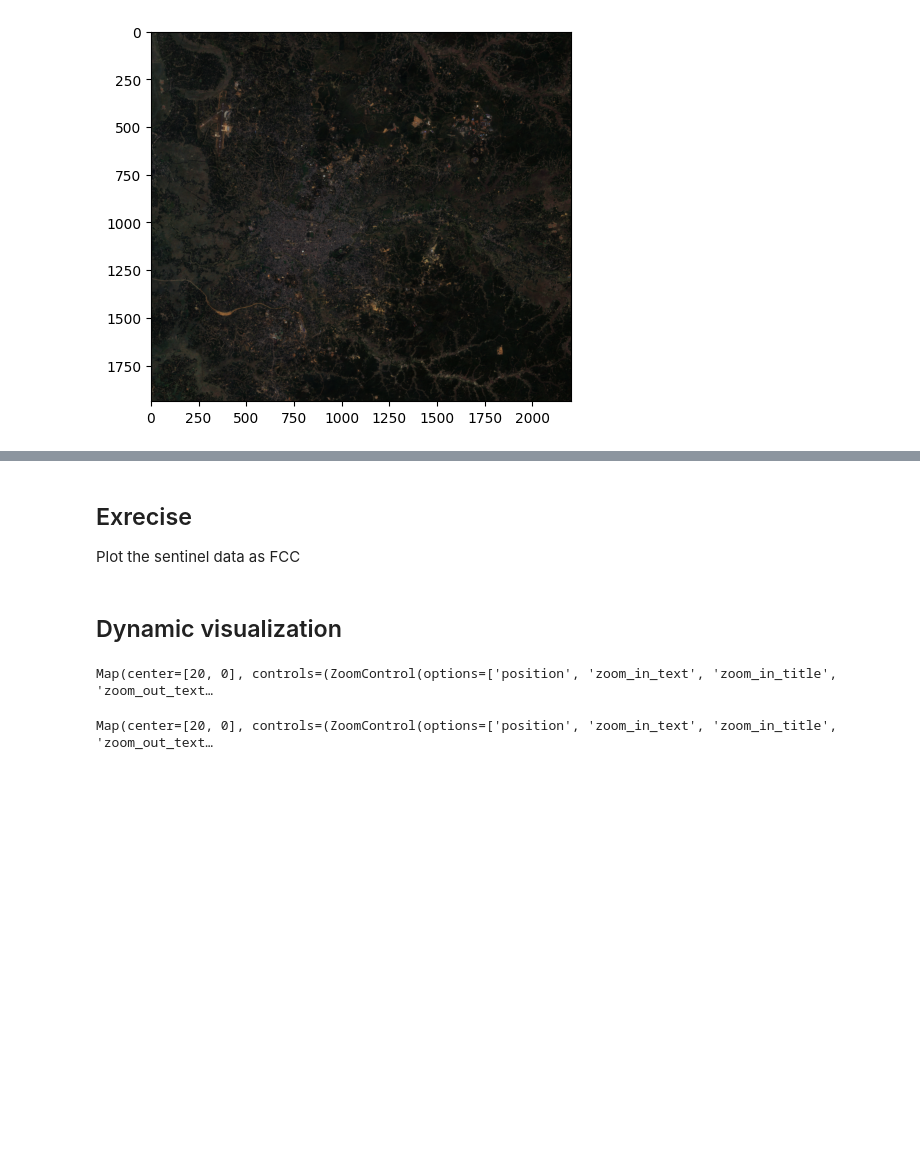
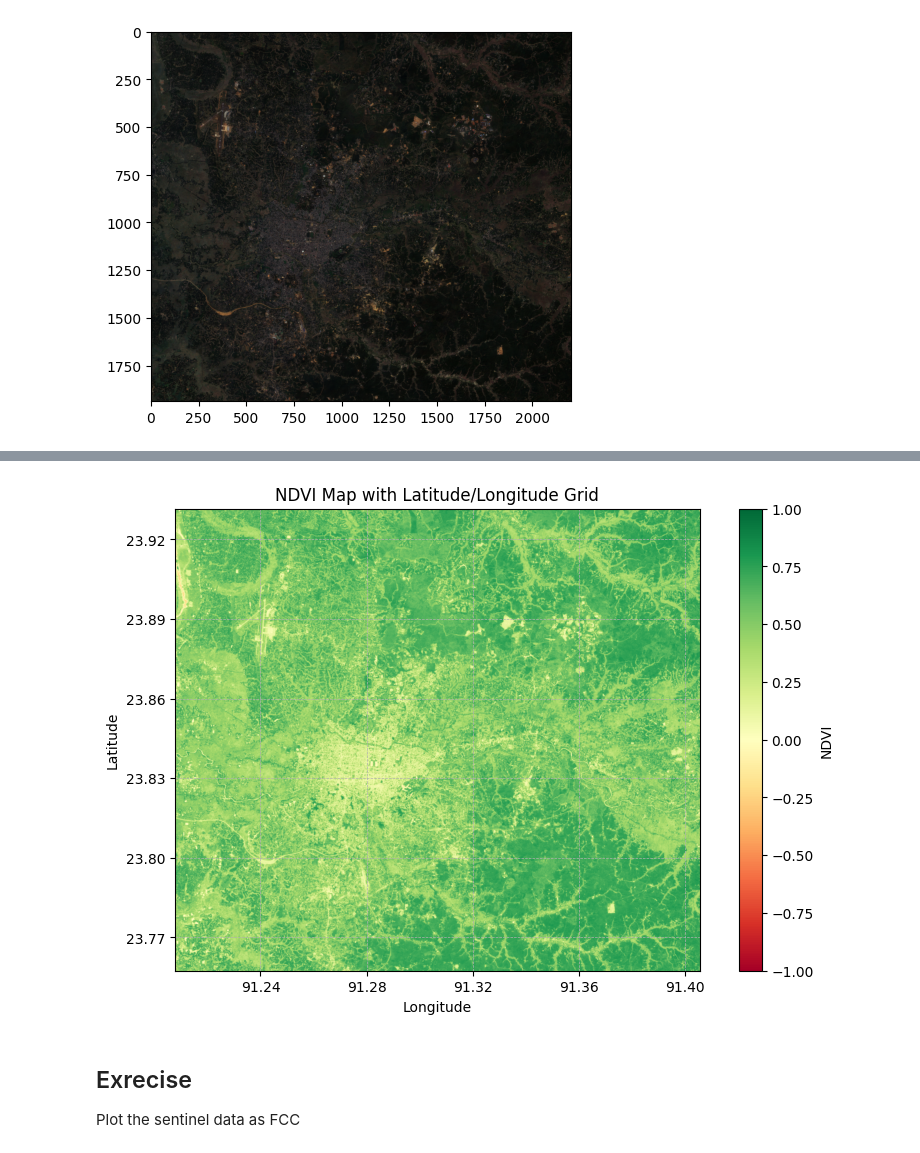
Before and after one commit to nilaynishant/AIMLTutorial, a Jupyter notebook: 01_geospatial_data_visualization.ipynb, the cells around one changed output, grey strips where cells are left out. Drawn from its saved outputs; the diff is of its cells as text; code cells hidden in the pictures; blank space fills up the shorter version.

```diff
--- a/01_geospatial_data_visualization.ipynb
+++ b/01_geospatial_data_visualization.ipynb
@@ -61,41 +106,45 @@ plt.imshow(rgb)
+# %%
+import rasterio as rio
+import numpy as np
+import matplotlib.pyplot as plt
+from rasterio.plot import show
+import matplotlib.ticker as ticker
+
+# Open raster
+src = rio.open(raster_loc)
+
+# Read bands (assuming Band 1 = NIR, Band 2 = Red)
+nir = src.read(1, masked=True).astype('float32')
+red = src.read(2, masked=True).astype('float32')
+
+# Calculate NDVI
+ndvi = (nir - red) / (nir + red)
+ndvi = np.ma.masked_invalid(ndvi)
+
+# Get extent in spatial coordinates
+bounds = src.bounds  # (left, bottom, right, top)
+extent = [bounds.left, bounds.right, bounds.bottom, bounds.top]
+
+# Plot NDVI with lat/lon grid
+fig, ax = plt.subplots(figsize=(10, 6))
+ndvi_img = ax.imshow(ndvi, cmap='RdYlGn', extent=extent, vmin=-1, vmax=1)
+plt.colorbar(ndvi_img, label='NDVI', ax=ax)
+ax.set_title("NDVI Map with Latitude/Longitude Grid")
+
+# Set axis labels
+ax.set_xlabel("Longitude")
+ax.set_ylabel("Latitude")
+
+# Enable grid
+ax.grid(True, linestyle='--', linewidth=0.5)
+
+# Format ticks to show geographic coordinates
+ax.xaxis.set_major_locator(ticker.MaxNLocator(nbins=6))
+ax.yaxis.set_major_locator(ticker.MaxNLocator(nbins=6))
+
+plt.show()
+# %% [output]
+[figure, added]
 # %% [markdown]
 ## Exrecise
 Plot the sentinel data as FCC
-# %% [markdown]
-## Dynamic visualization
-# %%
-import leafmap
-
-m = leafmap.Map()
-m.add_stac_layer(
-    collection="sentinel-2-l2a",
-    item="S2B_MSIL2A_20230416T042709_R133_T46QCM_20230416T084913",
-    assets=["B04", "B03", "B02"],
-    color_formula="Gamma RGB 3.2 Saturation 0.8 Sigmoidal RGB 25 0.35",
-    nodata=0,
-    rescale="0,50000",
-)
-m
-# %% [output]
-Map(center=[20, 0], controls=(ZoomControl(options=['position', 'zoom_in_text', 'zoom_in_title', 'zoom_out_text…
-# %%
-import leafmap
-
-# Initialize the map
-m = leafmap.Map()
-
-# Add the STAC layer using Sentinel-2 data
-m.add_stac_layer(
-    collection="sentinel-2-l2a",  # Specify the collection name
-    item="S2A_MSIL2A_20240610T044701_R076_T45QUG_20240610T102216",  # Specify the item ID
-    assets=["B08", "B04"],  # List assets (bands) separately without spaces
-    expression="(B08 - B04) / (B08 + B04)",  # NDVI calculation expression
-    rescale="-0.5,0.5",  # Range for color scaling
-    colormap_name="rdylgn",  # Color map for visualization
-    name="NDVI"  # Layer name as it will appear on the map
-)
-
-# Display the map
-m
-# %% [output]
-Map(center=[20, 0], controls=(ZoomControl(options=['position', 'zoom_in_text', 'zoom_in_title', 'zoom_out_text…
```
Also changed, not shown: parts of 4 cells of this notebook.
